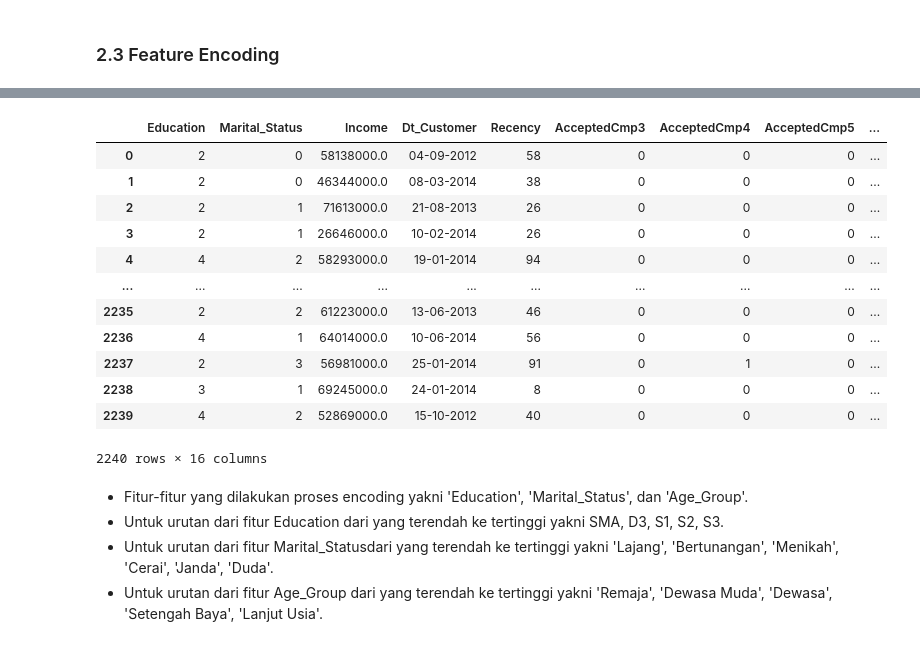
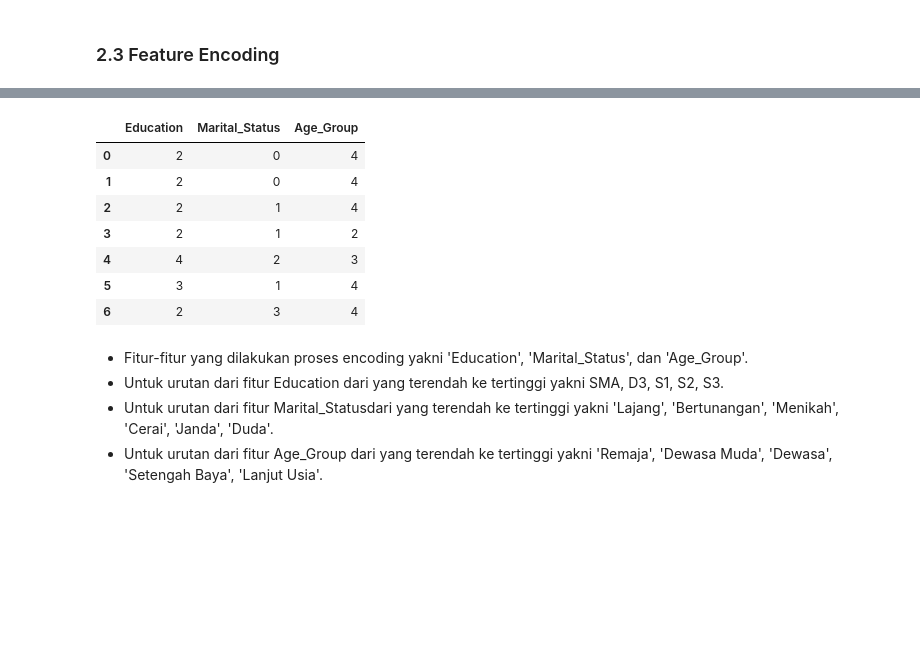
Before and after one commit to AcilRestu12/customer-personality-prediction, a Jupyter notebook: code/MinPro 1_Tugas 2.ipynb, the cells around one changed output, grey strips where cells are left out. Drawn from its saved outputs; the diff is of its cells as text; code cells hidden in the pictures; blank space fills up the shorter version.

```diff
--- a/code/MinPro 1_Tugas 2.ipynb
+++ b/code/MinPro 1_Tugas 2.ipynb
@@ -539,23 +541,14 @@ df_clean[['Education', 'Marital_Status', 'Age_Group']].sample(7)
-# %%
-# Melakukan feature encoding untuk feature categorical
-df_clean['Education'] = df_clean['Education'].map(education_mapping)
-df_clean['Marital_Status'] = df_clean['Marital_Status'].map(marital_status_mapping)
-df_clean['Age_Group'] = df_clean['Age_Group'].map(age_group_mapping)
-df_clean
-# %% [output]
-|  | Education | Marital_Status | Income | Dt_Customer | Recency | AcceptedCmp3 | AcceptedCmp4 | AcceptedCmp5 | ... |
-| 0 | 2 | 0 | 58138000.0 | 04-09-2012 | 58 | 0 | 0 | 0 | ... |
-| 1 | 2 | 0 | 46344000.0 | 08-03-2014 | 38 | 0 | 0 | 0 | ... |
-| 2 | 2 | 1 | 71613000.0 | 21-08-2013 | 26 | 0 | 0 | 0 | ... |
-| 3 | 2 | 1 | 26646000.0 | 10-02-2014 | 26 | 0 | 0 | 0 | ... |
-| 4 | 4 | 2 | 58293000.0 | 19-01-2014 | 94 | 0 | 0 | 0 | ... |
-| ... | ... | ... | ... | ... | ... | ... | ... | ... | ... |
-| 2235 | 2 | 2 | 61223000.0 | 13-06-2013 | 46 | 0 | 0 | 0 | ... |
-| 2236 | 4 | 1 | 64014000.0 | 10-06-2014 | 56 | 0 | 0 | 0 | ... |
-| 2237 | 2 | 3 | 56981000.0 | 25-01-2014 | 91 | 0 | 1 | 0 | ... |
-| 2238 | 3 | 1 | 69245000.0 | 24-01-2014 | 8 | 0 | 0 | 0 | ... |
-| 2239 | 4 | 2 | 52869000.0 | 15-10-2012 | 40 | 0 | 0 | 0 | ... |
-2240 rows × 16 columns
+# %%
+df_clean[['Education', 'Marital_Status', 'Age_Group']].head(7)
+# %% [output]
+|  | Education | Marital_Status | Age_Group |
+| 0 | 2 | 0 | 4 |
+| 1 | 2 | 0 | 4 |
+| 2 | 2 | 1 | 4 |
+| 3 | 2 | 1 | 2 |
+| 4 | 4 | 2 | 3 |
+| 5 | 3 | 1 | 4 |
+| 6 | 2 | 3 | 4 |
 # %% [markdown]
 - Fitur-fitur yang dilakukan proses encoding yakni 'Education', 'Marital_Status', dan 'Age_Group'.
 - Untuk urutan dari fitur Education dari yang terendah ke tertinggi yakni SMA, D3, S1, S2, S3.
```
Also changed, not shown: parts of 17 cells of this notebook, 2 other files.
